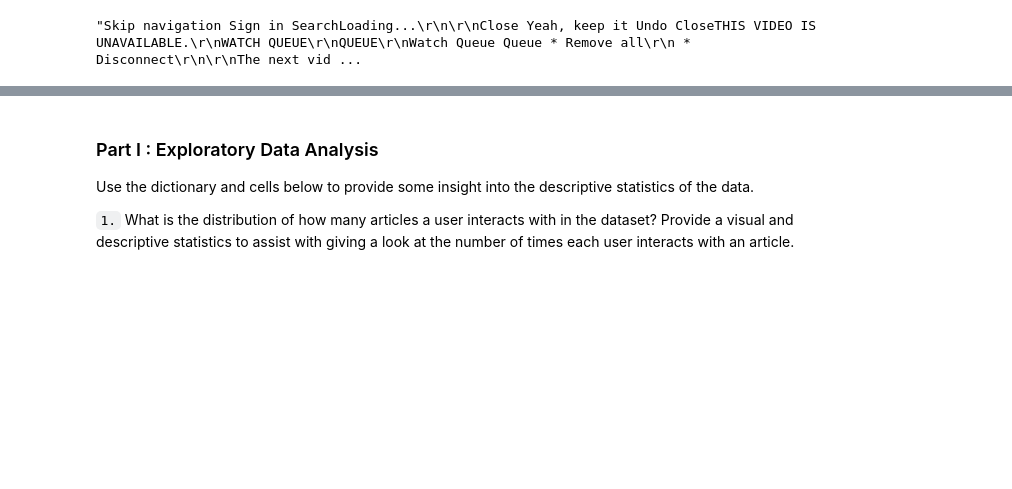
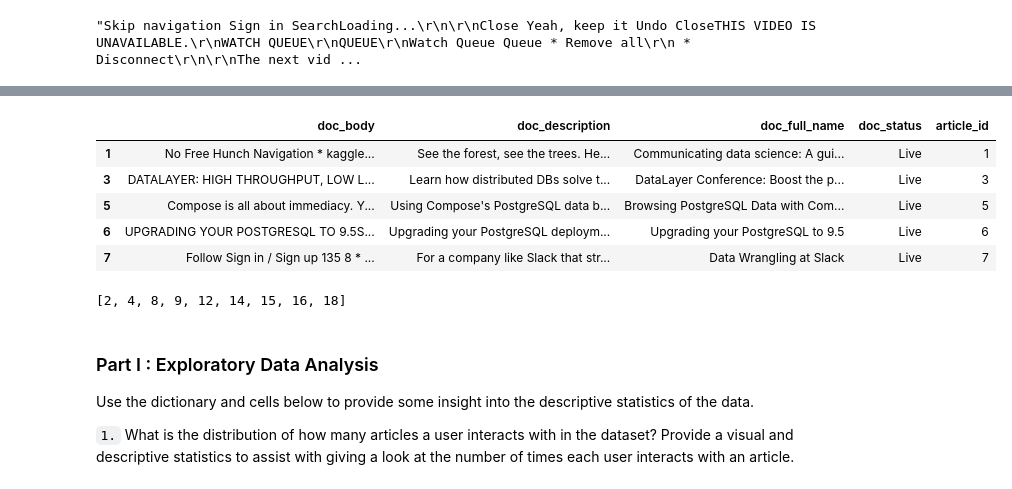
Before and after one commit to hen-wg/udacity_recommendation_engine, a Jupyter notebook: Recommendations_with_IBM.ipynb, the cells around one changed output, grey strips where cells are left out. Drawn from its saved outputs; the diff is of its cells as text; code cells hidden in the pictures; blank space fills up the shorter version.

```diff
--- a/Recommendations_with_IBM.ipynb
+++ b/Recommendations_with_IBM.ipynb
@@ -92,3 +151,25 @@ df_content['doc_body'][0]
+# %%
+# find unique articles in df_content that are not in df
+df_content[~df_content.article_id.isin(df.article_id)].drop_duplicates().head()
+# %% [output]
+|  | doc_body | doc_description | doc_full_name | doc_status | article_id |
+| 1 | No Free Hunch Navigation * kaggle... | See the forest, see the trees. He... | Communicating data science: A gui... | Live | 1 |
+| 3 | DATALAYER: HIGH THROUGHPUT, LOW L... | Learn how distributed DBs solve t... | DataLayer Conference: Boost the p... | Live | 3 |
+| 5 | Compose is all about immediacy. Y... | Using Compose's PostgreSQL data b... | Browsing PostgreSQL Data with Com... | Live | 5 |
+| 6 | UPGRADING YOUR POSTGRESQL TO 9.5S... | Upgrading your PostgreSQL deploym... | Upgrading your PostgreSQL to 9.5 | Live | 6 |
+| 7 | Follow Sign in / Sign up 135 8 * ... | For a company like Slack that str... | Data Wrangling at Slack | Live | 7 |
+# %%
+#find all unique articles in df sorted by article_id
+unique_ids = df.article_id.unique()
+
+# convert values to int
+unique_ids = [int(x) for x in unique_ids]
+
+# find second smallest article_id
+unique_ids.sort()
+unique_ids[1:10]
+# %% [output]
+[2, 4, 8, 9, 12, 14, 15, 16, 18]
 # %% [markdown]
 ### <a class="anchor" id="Exploratory-Data-Analysis">Part I : Exploratory Data Analysis</a>
 
```
Also changed, not shown: parts of 11 cells of this notebook.
